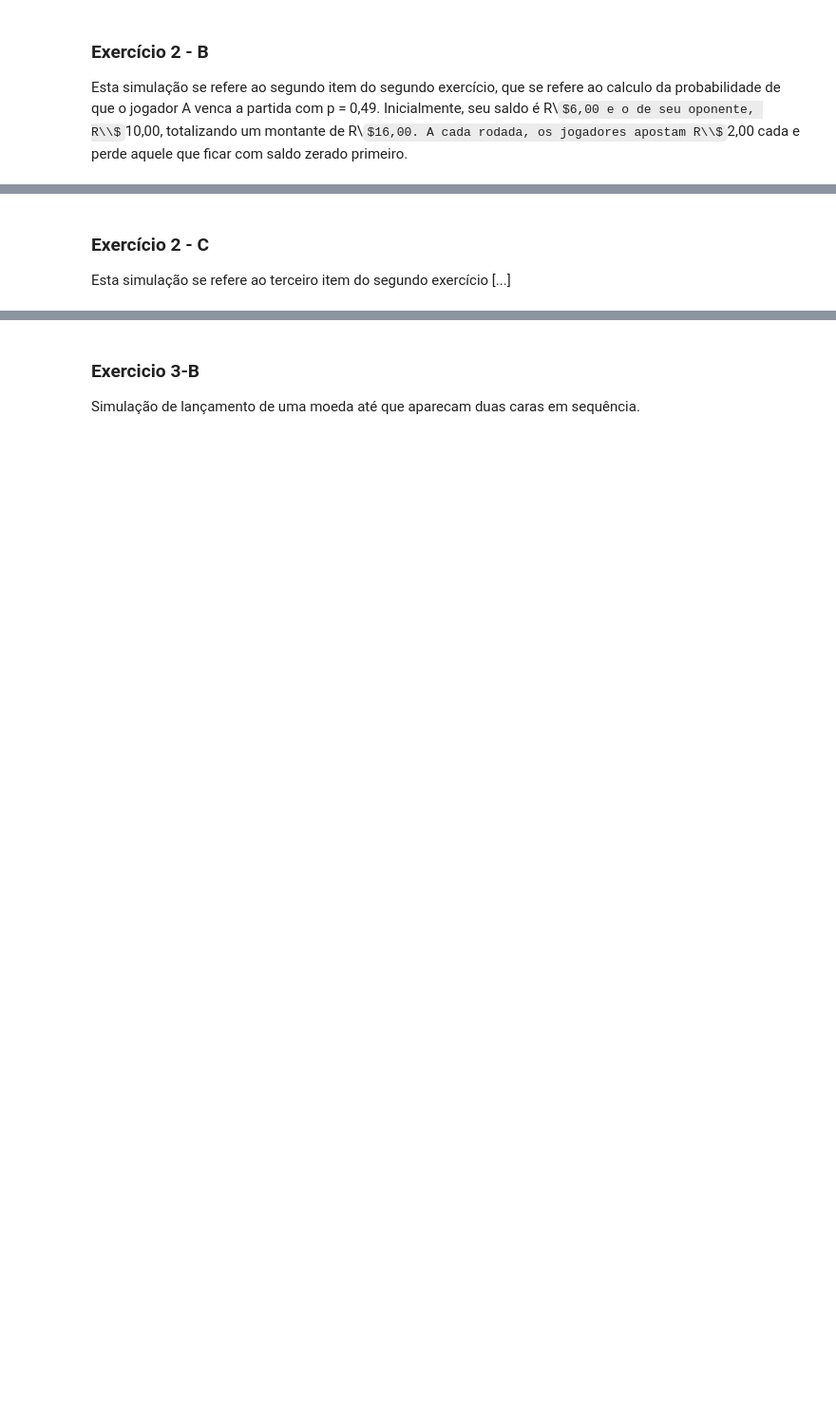
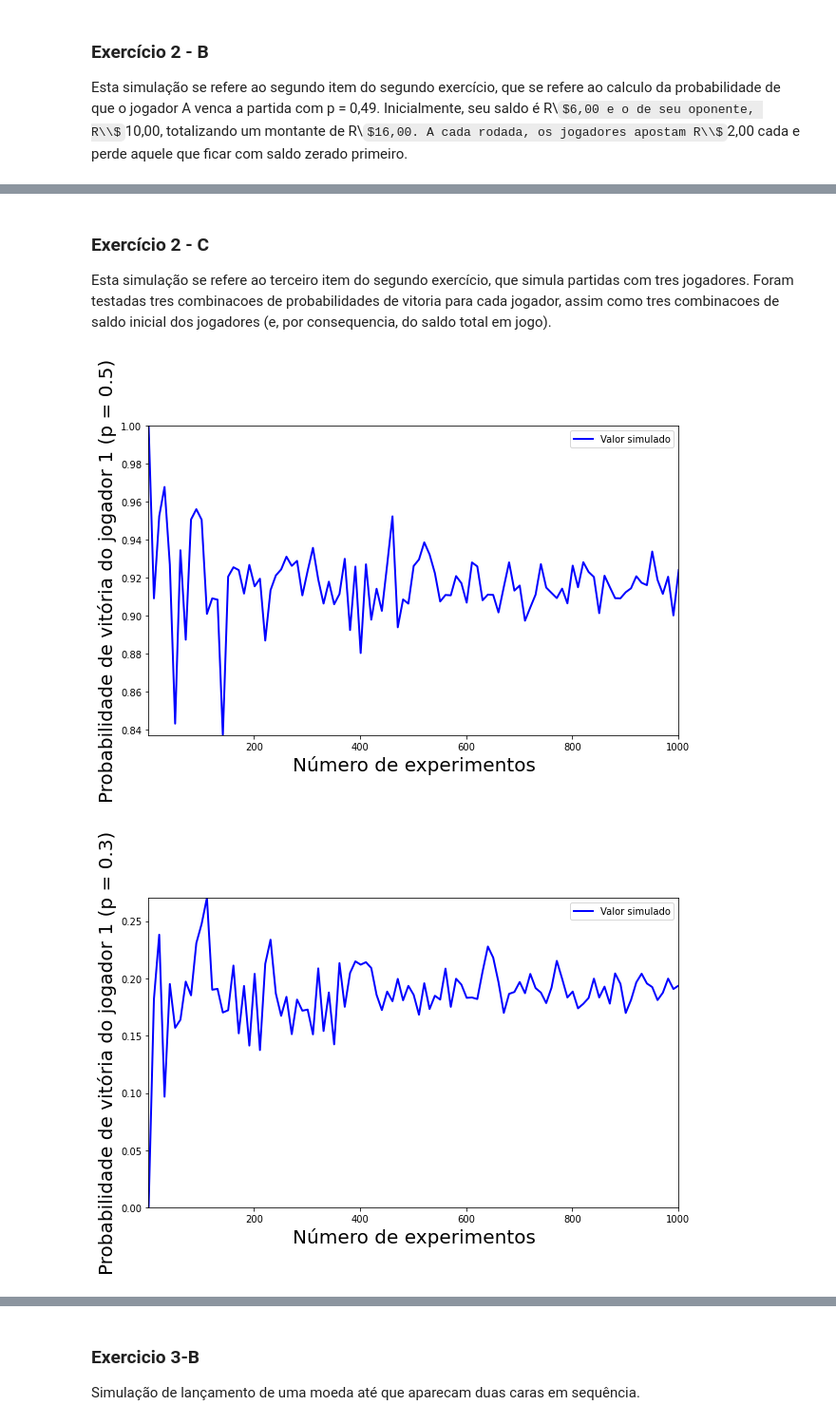
Before and after one commit to mcarvalhor/ProjEstocasticos, a Jupyter notebook: Simulacao.ipynb, the cells around one changed output, grey strips where cells are left out. Shown: that part at 95% size. Drawn from its saved outputs; the diff is of its cells as text; code cells hidden in the pictures; some formulas as TeX source; blank space fills up the shorter version.

```diff
--- a/Simulacao.ipynb
+++ b/Simulacao.ipynb
@@ -180,4 +180,4 @@ exibir(valor_teorico = calculado, y_points = y_prob, y_label = 'Probabilidade de
 # %% [markdown]
 ### Exercício 2 - C
 
-Esta simulação se refere ao terceiro item do segundo exercício [...]
+Esta simulação se refere ao terceiro item do segundo exercício, que simula partidas com tres jogadores. Foram testadas tres combinacoes de probabilidades de vitoria para cada jogador, assim como tres combinacoes de saldo inicial dos jogadores (e, por consequencia, do saldo total em jogo).
@@ -185,0 +184,61 @@ Esta simulação se refere ao terceiro item do segundo exercício [...]
+# %%
+def choose_round_winner(prob_dict):
+    options = []
+
+    for item, prob in prob_dict.items():
+        options += int(prob*1000) * [item]
+
+    return random.choice(options)
+
+# Alocar.
+y_prob = Y_SIM
+
+money_vec = [[10, 10, 10], [6, 8, 6], [14, 12, 10]]
+total_money_vec = [30, 20, 36]
+prob_dict_vec = [{'p_A':0.5, 'p_B':0.3, 'p_C':0.2},
+             {'p_A':0.3, 'p_B':0.3, 'p_C':0.4},
+             {'p_A':0.2, 'p_B':0.4, 'p_C':0.4},]
+
+for aux in (range(3)):
+    for i in range(X_SIM.shape[0]): # Para cada ponto do eixo X...
+        n = X_SIM[i]
+        vitorias_A = 0
+
+        for _ in range(n): # Realizar os N experimentos
+            val_round = 4
+            money = money_vec[aux].copy()
+            total_money = total_money_vec[aux]
+            prob_dict = prob_dict_vec[aux].copy()
+
+            while ((money[0] > 0) and (money[0] < total_money)):
+                round_winner = choose_round_winner(prob_dict)
+
+                if(round_winner == 'p_A'):
+                    money[0] += val_round
+                    if (money [1] > 0): money[1] -= 2
+                    if (money [2] > 0): money[2] -= 2
+                elif (round_winner == 'p_B'):
+                    money[1] += val_round
+                    if (money [0] > 0): money[0] -= 2
+                    if (money [2] > 0): money[2] -= 2
+                elif (round_winner == 'p_C'):
+                    money[2] += val_round
+                    if (money [0] > 0): money[0] -= 2
+                    if (money [1] > 0): money[1] -= 2
+
+                if (money[1] == 0 and prob_dict['p_B']):
+                    prob_dict['p_B'] = 0
+                    val_round = 2
+                if (money[2] == 0 and prob_dict['p_C']):
+                    prob_dict['p_C'] = 0
+                    val_round = 2
+
+            if (money[0] == total_money):
+                vitorias_A = vitorias_A + 1
+
+        Y_SIM[i] = vitorias_A / n
+
+    exibir(y_points = y_prob, y_label = 'Probabilidade de vitória do jogador 1 (p = %g)' % (prob_dict['p_A']))
+# %% [output]
+[figure, added]
+[figure, added]
```
Also changed, not shown: parts of 7 cells of this notebook.
